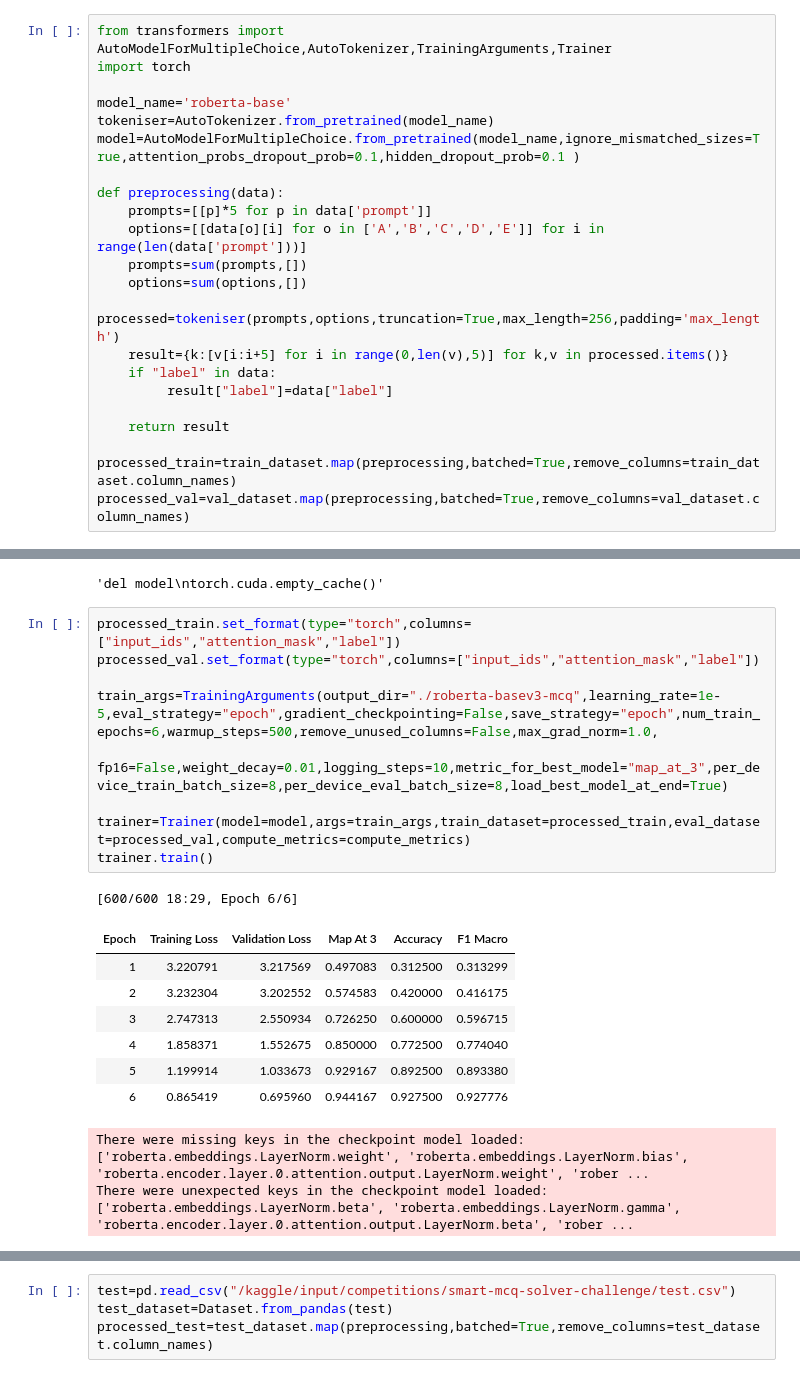
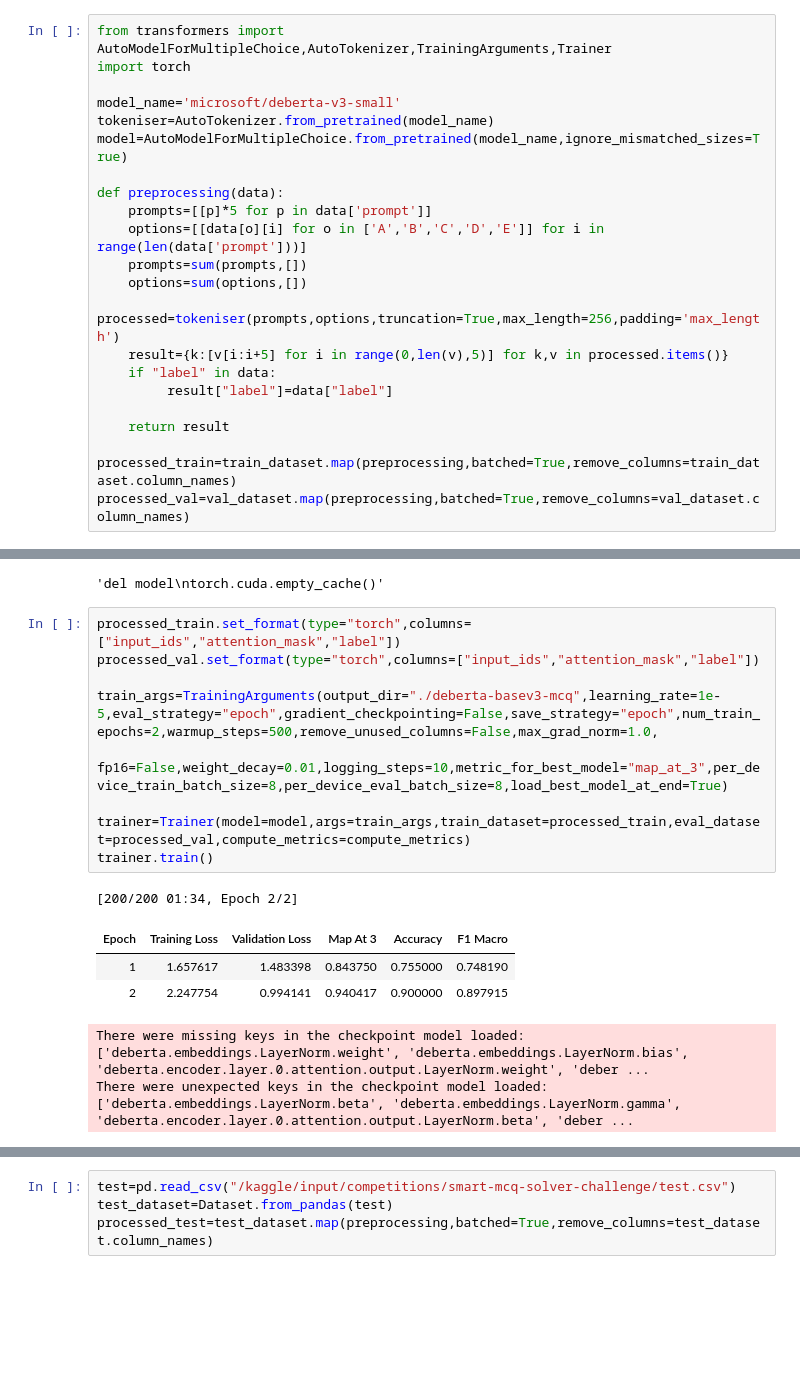
Before and after one commit to 24f2002314/DL-24f2002314-notebook-t22026, a Jupyter notebook: DL-24f2002314-notebook-t22026.ipynb, the cells around one changed output, grey strips where cells are left out. Saved outputs shown, nothing was run; the diff lists cells and outputs as text; blank space fills up the shorter version.

```diff
--- a/DL-24f2002314-notebook-t22026.ipynb
+++ b/DL-24f2002314-notebook-t22026.ipynb
@@ -602,9 +602,9 @@ val_dataset=Dataset.from_pandas(x_v.reset_index(drop=True))
 from transformers import AutoModelForMultipleChoice,AutoTokenizer,TrainingArguments,Trainer
 import torch
 
-model_name='roberta-base'
+model_name='microsoft/deberta-v3-small'
 tokeniser=AutoTokenizer.from_pretrained(model_name)
-model=AutoModelForMultipleChoice.from_pretrained(model_name,ignore_mismatched_sizes=True,attention_probs_dropout_prob=0.1,hidden_dropout_prob=0.1 )
+model=AutoModelForMultipleChoice.from_pretrained(model_name,ignore_mismatched_sizes=True)
 
 def preprocessing(data):
     prompts=[[p]*5 for p in data['prompt']]
@@ -657,20 +657,16 @@ torch.cuda.empty_cache()"""
 # %%
 processed_train.set_format(type="torch",columns=["input_ids","attention_mask","label"])
 processed_val.set_format(type="torch",columns=["input_ids","attention_mask","label"])
 
-train_args=TrainingArguments(output_dir="./roberta-basev3-mcq",learning_rate=1e-5,eval_strategy="epoch",gradient_checkpointing=False,save_strategy="epoch",num_train_epochs=6,warmup_steps=500,remove_unused_columns=False,max_grad_norm=1.0,
+train_args=TrainingArguments(output_dir="./deberta-basev3-mcq",learning_rate=1e-5,eval_strategy="epoch",gradient_checkpointing=False,save_strategy="epoch",num_train_epochs=2,warmup_steps=500,remove_unused_columns=False,max_grad_norm=1.0,
                              fp16=False,weight_decay=0.01,logging_steps=10,metric_for_best_model="map_at_3",per_device_train_batch_size=8,per_device_eval_batch_size=8,load_best_model_at_end=True)
 
 trainer=Trainer(model=model,args=train_args,train_dataset=processed_train,eval_dataset=processed_val,compute_metrics=compute_metrics)
 trainer.train()
 # %% [output]
-[600/600 18:29, Epoch 6/6]
+[200/200 01:34, Epoch 2/2]
 | Epoch | Training Loss | Validation Loss | Map At 3 | Accuracy | F1 Macro |
-| 1 | 3.220791 | 3.217569 | 0.497083 | 0.312500 | 0.313299 |
-| 2 | 3.232304 | 3.202552 | 0.574583 | 0.420000 | 0.416175 |
-| 3 | 2.747313 | 2.550934 | 0.726250 | 0.600000 | 0.596715 |
-| 4 | 1.858371 | 1.552675 | 0.850000 | 0.772500 | 0.774040 |
-| 5 | 1.199914 | 1.033673 | 0.929167 | 0.892500 | 0.893380 |
-| 6 | 0.865419 | 0.695960 | 0.944167 | 0.927500 | 0.927776 |
+| 1 | 1.657617 | 1.483398 | 0.843750 | 0.755000 | 0.748190 |
+| 2 | 2.247754 | 0.994141 | 0.940417 | 0.900000 | 0.897915 |
-There were missing keys in the checkpoint model loaded: ['roberta.embeddings.LayerNorm.weight', 'roberta.embeddings.LayerNorm.bias', 'roberta.encoder.layer.0.attention.output.LayerNorm.weight', 'rober ...
-There were unexpected keys in the checkpoint model loaded: ['roberta.embeddings.LayerNorm.beta', 'roberta.embeddings.LayerNorm.gamma', 'roberta.encoder.layer.0.attention.output.LayerNorm.beta', 'rober ...
+There were missing keys in the checkpoint model loaded: ['deberta.embeddings.LayerNorm.weight', 'deberta.embeddings.LayerNorm.bias', 'deberta.encoder.layer.0.attention.output.LayerNorm.weight', 'deber ...
+There were unexpected keys in the checkpoint model loaded: ['deberta.embeddings.LayerNorm.beta', 'deberta.embeddings.LayerNorm.gamma', 'deberta.encoder.layer.0.attention.output.LayerNorm.beta', 'deber ...
```
Also changed, not shown: parts of 12 cells of this notebook.
